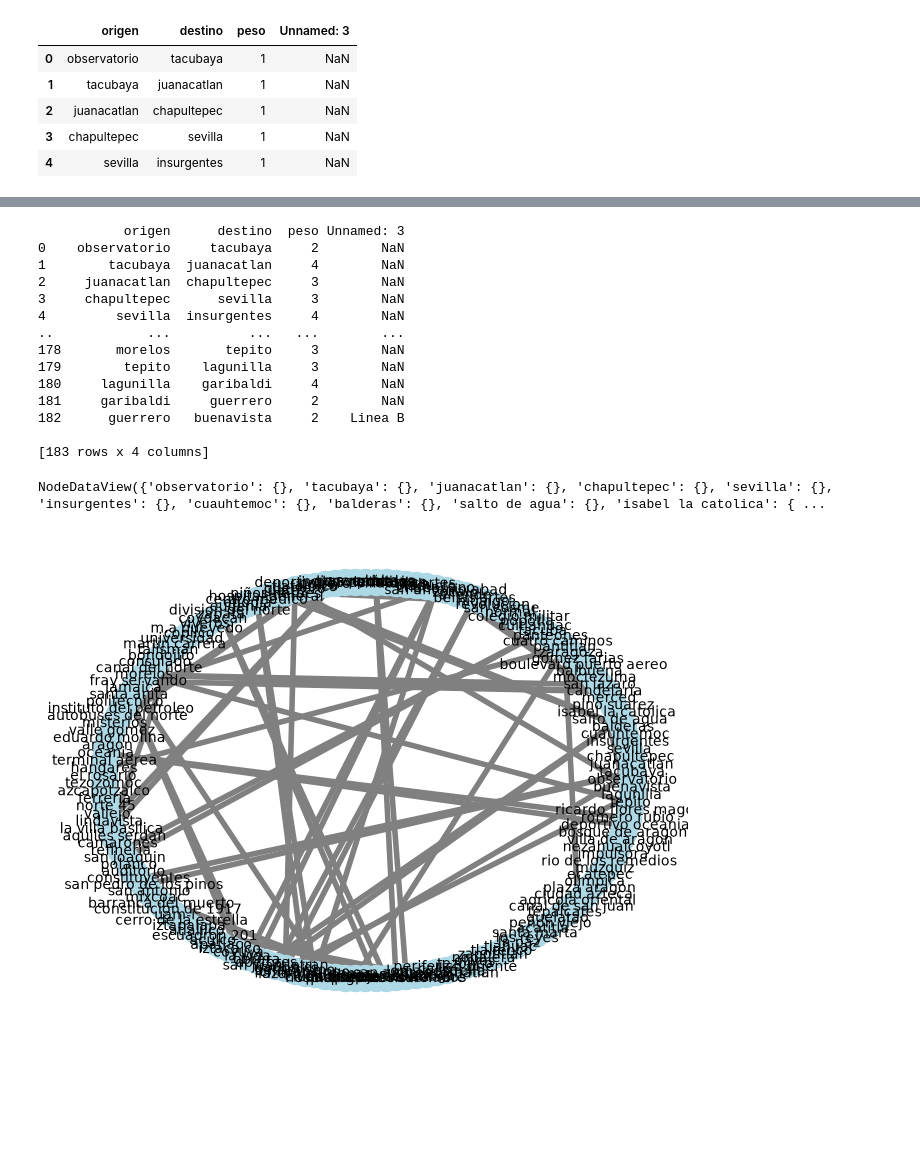
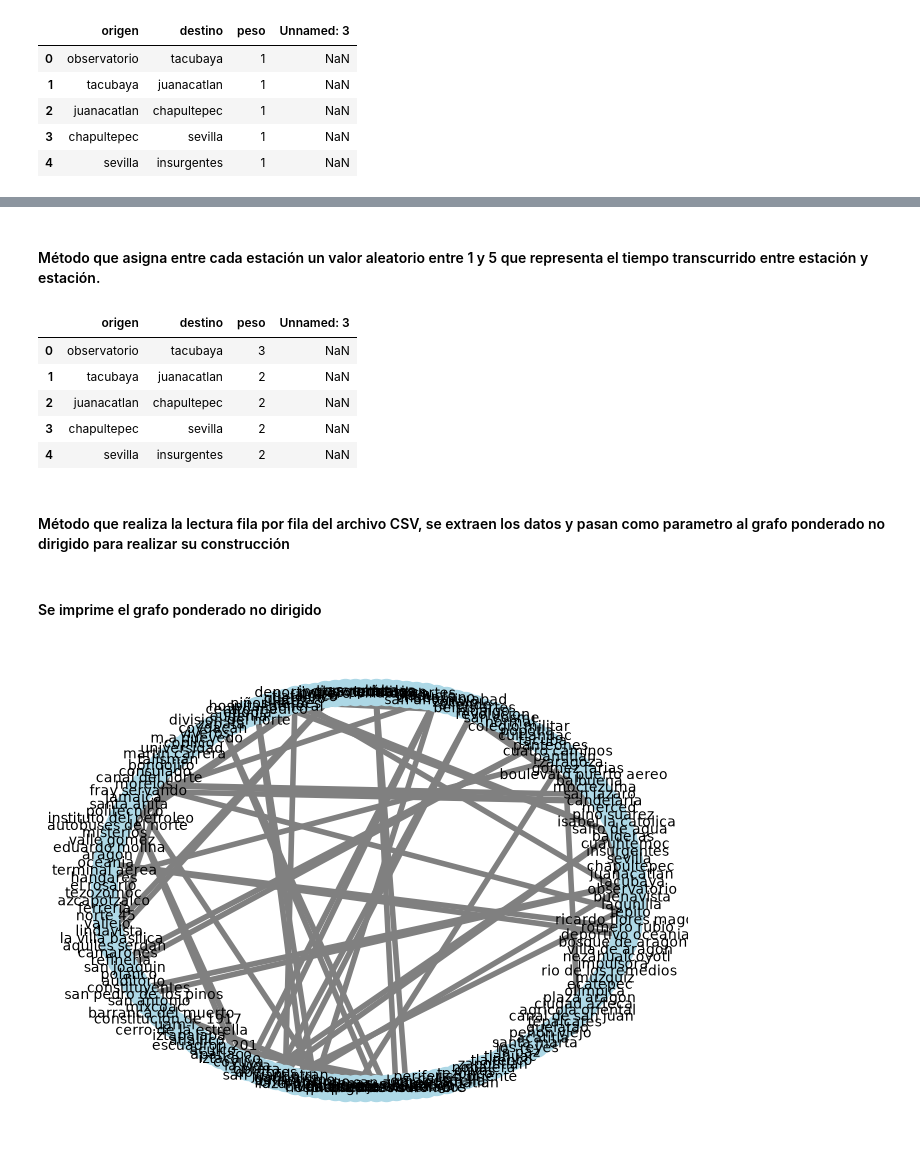
Before and after one commit to JesReyA/ParcialDosAlgoritmos, a Jupyter notebook: MetroGrafos/mapeo estaciones de metro.ipynb, the cells around one changed output, grey strips where cells are left out. Cells and saved outputs as stored; diff of their text form; code cells hidden in the pictures; blank space fills up the shorter version.

```diff
--- a/MetroGrafos/mapeo estaciones de metro.ipynb
+++ b/MetroGrafos/mapeo estaciones de metro.ipynb
@@ -30,27 +24,27 @@ numeracion_estaciones.head()
+# %% [markdown]
+#### Método que asigna entre cada estación un valor aleatorio entre 1 y 5 que representa el tiempo transcurrido entre estación y estación.
 # %%
-datos['peso'] = np.random.randint(1,5, size=len(datos))
-datos.head()
+def actualizar_pesos ():
+    datos['peso'] = np.random.randint(1,5, size=len(datos))
-# %% [output]
-           origen      destino  peso Unnamed: 3
-0    observatorio     tacubaya     2        NaN
-1        tacubaya  juanacatlan     4        NaN
-2     juanacatlan  chapultepec     3        NaN
-3     chapultepec      sevilla     3        NaN
-4         sevilla  insurgentes     4        NaN
-..            ...          ...   ...        ...
-178       morelos       tepito     3        NaN
-179        tepito    lagunilla     3        NaN
-180     lagunilla    garibaldi     4        NaN
-181     garibaldi     guerrero     2        NaN
-182      guerrero   buenavista     2    Linea B
-
-[183 rows x 4 columns]
+# %%
+actualizar_pesos()
+datos.head()
+# %% [output]
+|  | origen | destino | peso | Unnamed: 3 |
+| 0 | observatorio | tacubaya | 3 | NaN |
+| 1 | tacubaya | juanacatlan | 2 | NaN |
+| 2 | juanacatlan | chapultepec | 2 | NaN |
+| 3 | chapultepec | sevilla | 2 | NaN |
+| 4 | sevilla | insurgentes | 2 | NaN |
+# %% [markdown]
+#### Método que realiza la lectura fila por fila del archivo CSV, se extraen los datos y pasan como parametro al grafo ponderado no dirigido para realizar su construcción
 # %%
-for filas in datos.iterrows():
-    DG.add_edge(filas[1]["origen"], filas[1]["destino"],peso= filas[1]["peso"]);
-DG.nodes(data=True)
+def construir_aristas():
+    for filas in datos.iterrows():
+        DG.add_edge(filas[1]["origen"], filas[1]["destino"],peso= filas[1]["peso"]);
+        DG.nodes(data=True)
-# %% [output]
-NodeDataView({'observatorio': {}, 'tacubaya': {}, 'juanacatlan': {}, 'chapultepec': {}, 'sevilla': {}, 'insurgentes': {}, 'cuauhtemoc': {}, 'balderas': {}, 'salto de agua': {}, 'isabel la catolica': { ...
+# %% [markdown]
+#### Se imprime el grafo ponderado no dirigido
 # %%
 nx.draw_circular(
     DG,
```
Also changed, not shown: parts of 9 cells of this notebook, 1 other file.
